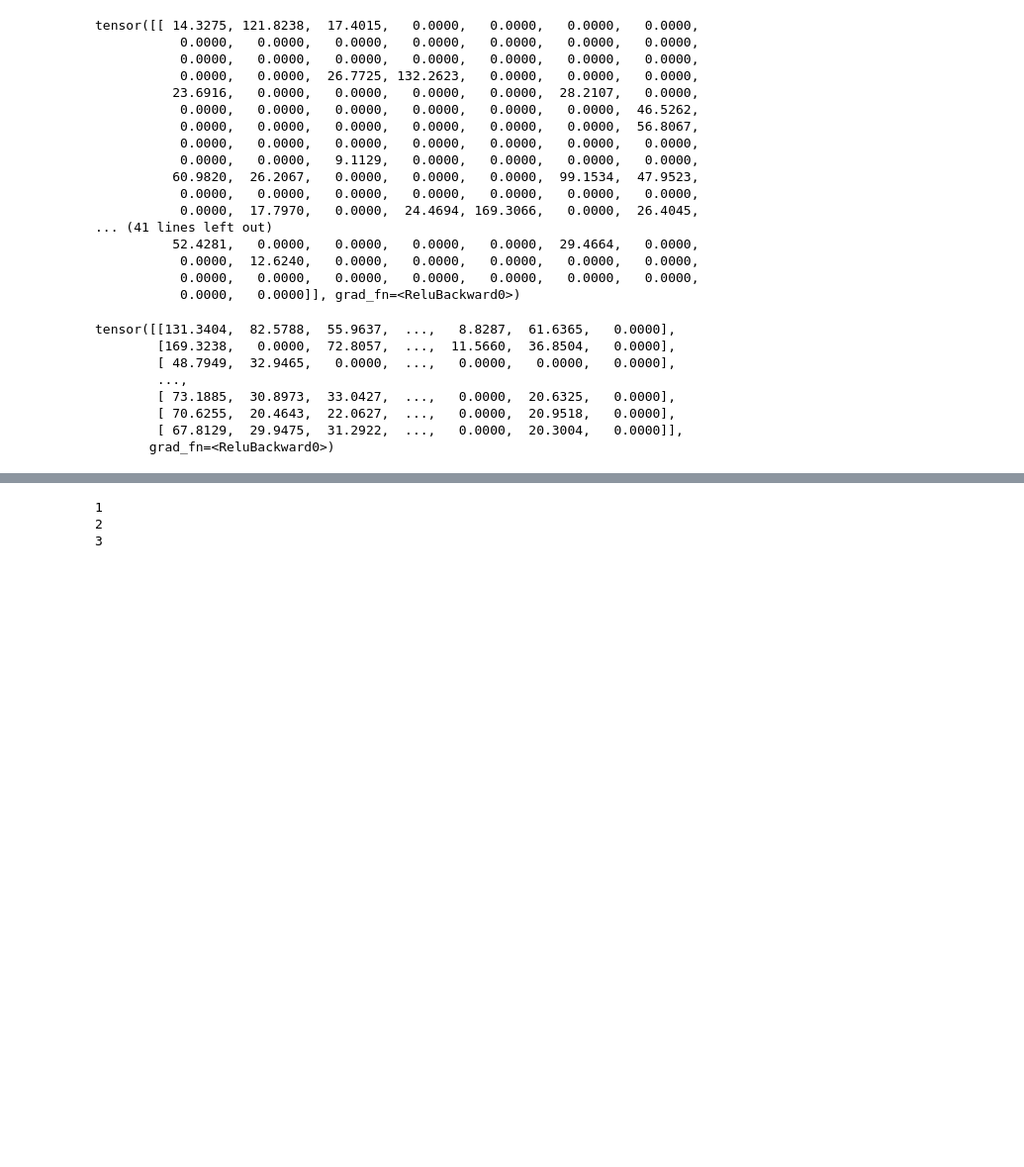
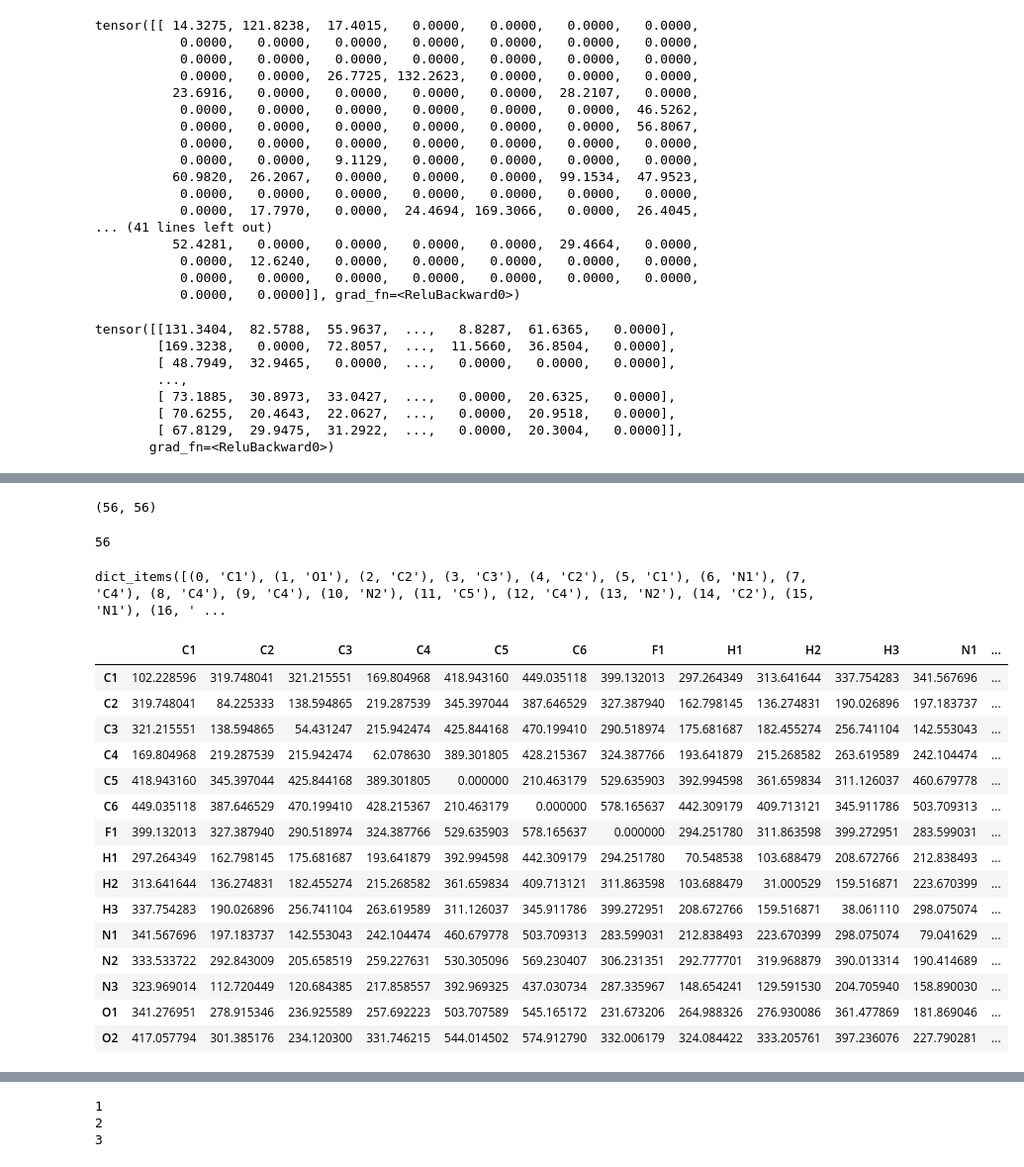
Before and after one commit to bismuthadams1/nagl-mbis, a Jupyter notebook: nagl_examples.ipynb, the cells around one changed output, grey strips where cells are left out. Shown at 99% size. Cells and saved outputs as stored; diff of their text form; code cells hidden in the pictures; blank space fills up the shorter version.

```diff
--- a/nagl_examples.ipynb
+++ b/nagl_examples.ipynb
@@ -236,0 +225,11 @@ charge_model.compute_properties(rdkit_conformer)
+# %%
+from scipy.spatial.distance import cdist
+
+# Convert the embeddings tensor to a numpy array for distance calculations
+embeddings = latent_embeddings.detach().numpy()
+
+# Calculate the pairwise Euclidean distances between embeddings
+# cdist returns a matrix of distances between each pair of vectors in the two collections of inputs.
+distance_matrix = cdist(embeddings, embeddings, metric='euclidean')
+
+distance_matrix
@@ -236,0 +250,51 @@ charge_model.compute_properties(rdkit_conformer)
+# %%
+distance_matrix.shape
+# %% [output]
+(56, 56)
+# %%
+len(embeddings)
+# %% [output]
+56
+# %%
+atom_labels.items()
+# %% [output]
+dict_items([(0, 'C1'), (1, 'O1'), (2, 'C2'), (3, 'C3'), (4, 'C2'), (5, 'C1'), (6, 'N1'), (7, 'C4'), (8, 'C4'), (9, 'C4'), (10, 'N2'), (11, 'C5'), (12, 'C4'), (13, 'N2'), (14, 'C2'), (15, 'N1'), (16, ' ...
+# %%
+import numpy as np
+import pandas as pd
+
+# Initialize the confusion matrix as a pandas DataFrame
+# The indices and columns represent unique atom labels
+unique_labels = sorted(set(atom_labels.values()))
+confusion_matrix = pd.DataFrame(np.zeros((len(unique_labels), len(unique_labels))), index=unique_labels, columns=unique_labels)
+
+# Populate the confusion matrix with aggregated distances
+for i, label_i in atom_labels.items():
+    for j, label_j in atom_labels.items():
+        confusion_matrix.at[label_i, label_j] += distance_matrix[i, j]
+
+# Normalize the values by the number of occurrences to get the average distance
+for label in unique_labels:
+    count_i = list(atom_labels.values()).count(label)
+    for label_j in unique_labels:
+        count_j = list(atom_labels.values()).count(label_j)
+        confusion_matrix.at[label, label_j] /= (count_i * count_j)
+
+confusion_matrix
+# %% [output]
+|  | C1 | C2 | C3 | C4 | C5 | C6 | F1 | H1 | H2 | H3 | N1 | ... |
+| C1 | 102.228596 | 319.748041 | 321.215551 | 169.804968 | 418.943160 | 449.035118 | 399.132013 | 297.264349 | 313.641644 | 337.754283 | 341.567696 | ... |
+| C2 | 319.748041 | 84.225333 | 138.594865 | 219.287539 | 345.397044 | 387.646529 | 327.387940 | 162.798145 | 136.274831 | 190.026896 | 197.183737 | ... |
+| C3 | 321.215551 | 138.594865 | 54.431247 | 215.942474 | 425.844168 | 470.199410 | 290.518974 | 175.681687 | 182.455274 | 256.741104 | 142.553043 | ... |
+| C4 | 169.804968 | 219.287539 | 215.942474 | 62.078630 | 389.301805 | 428.215367 | 324.387766 | 193.641879 | 215.268582 | 263.619589 | 242.104474 | ... |
+| C5 | 418.943160 | 345.397044 | 425.844168 | 389.301805 | 0.000000 | 210.463179 | 529.635903 | 392.994598 | 361.659834 | 311.126037 | 460.679778 | ... |
+| C6 | 449.035118 | 387.646529 | 470.199410 | 428.215367 | 210.463179 | 0.000000 | 578.165637 | 442.309179 | 409.713121 | 345.911786 | 503.709313 | ... |
+| F1 | 399.132013 | 327.387940 | 290.518974 | 324.387766 | 529.635903 | 578.165637 | 0.000000 | 294.251780 | 311.863598 | 399.272951 | 283.599031 | ... |
+| H1 | 297.264349 | 162.798145 | 175.681687 | 193.641879 | 392.994598 | 442.309179 | 294.251780 | 70.548538 | 103.688479 | 208.672766 | 212.838493 | ... |
+| H2 | 313.641644 | 136.274831 | 182.455274 | 215.268582 | 361.659834 | 409.713121 | 311.863598 | 103.688479 | 31.000529 | 159.516871 | 223.670399 | ... |
+| H3 | 337.754283 | 190.026896 | 256.741104 | 263.619589 | 311.126037 | 345.911786 | 399.272951 | 208.672766 | 159.516871 | 38.061110 | 298.075074 | ... |
+| N1 | 341.567696 | 197.183737 | 142.553043 | 242.104474 | 460.679778 | 503.709313 | 283.599031 | 212.838493 | 223.670399 | 298.075074 | 79.041629 | ... |
+| N2 | 333.533722 | 292.843009 | 205.658519 | 259.227631 | 530.305096 | 569.230407 | 306.231351 | 292.777701 | 319.968879 | 390.013314 | 190.414689 | ... |
+| N3 | 323.969014 | 112.720449 | 120.684385 | 217.858557 | 392.969325 | 437.030734 | 287.335967 | 148.654241 | 129.591530 | 204.705940 | 158.890030 | ... |
+| O1 | 341.276951 | 278.915346 | 236.925589 | 257.692223 | 503.707589 | 545.165172 | 231.673206 | 264.988326 | 276.930086 | 361.477869 | 181.869046 | ... |
+| O2 | 417.057794 | 301.385176 | 234.120300 | 331.746215 | 544.014502 | 574.912790 | 332.006179 | 324.084422 | 333.205761 | 397.236076 | 227.790281 | ... |
```
Also changed, not shown: parts of 12 cells of this notebook, 1 other file.
